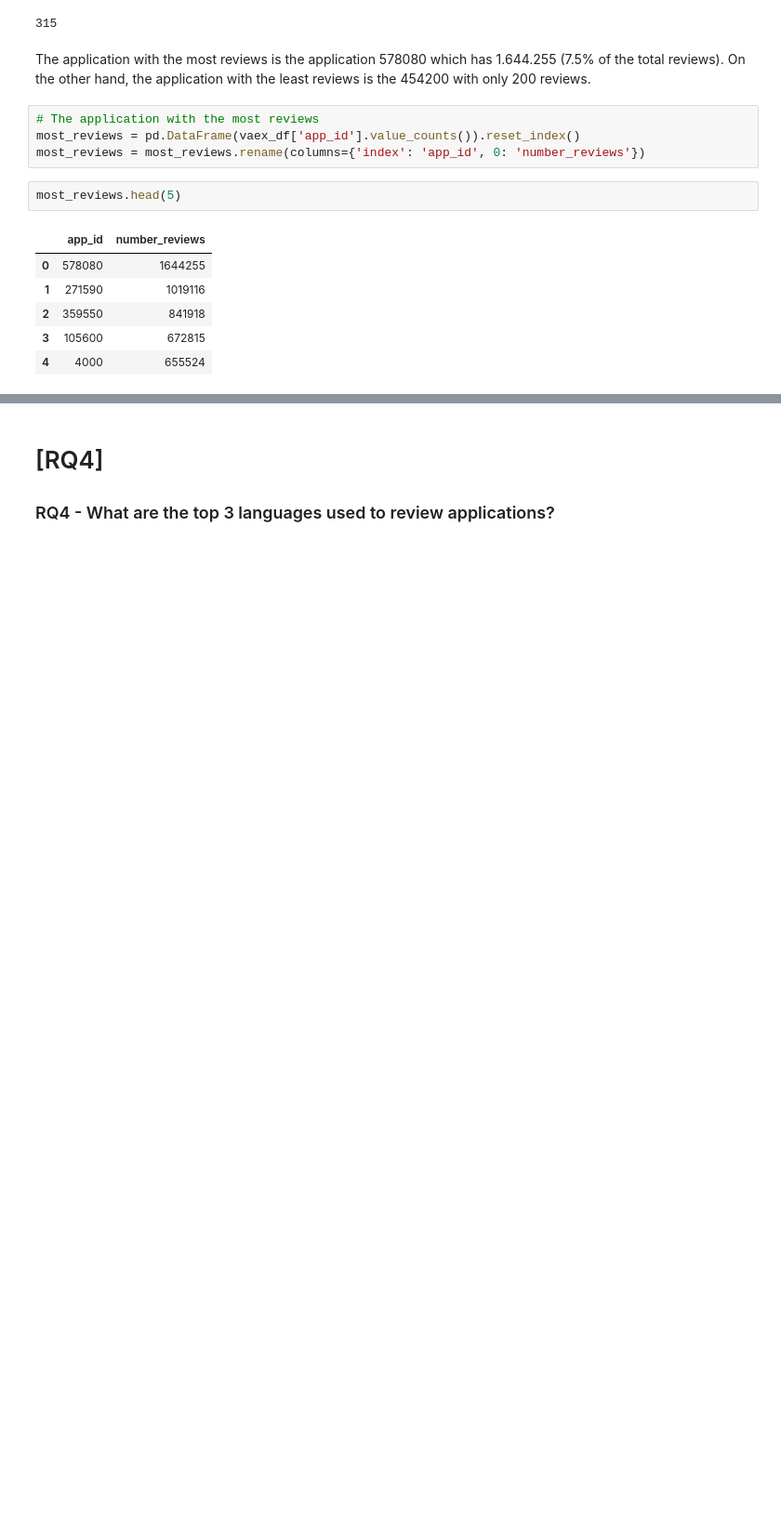
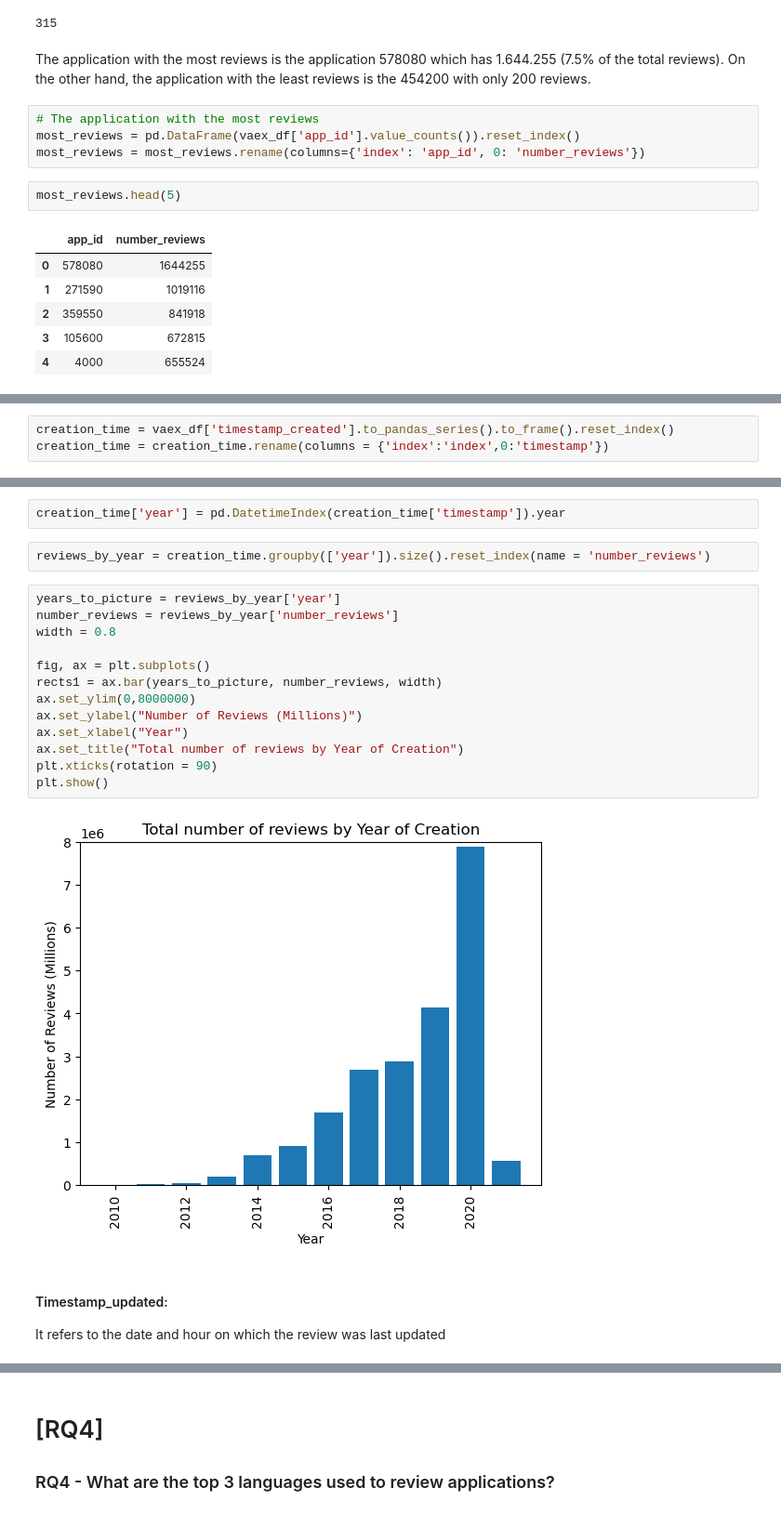
Before and after one commit to brauliovillalobos/ADM_HW2_Sapienza, a Jupyter notebook: HW_2_ADM.ipynb, the cells around one changed output, grey strips where cells are left out. Shown: that part at 93% size. Cells and saved outputs as stored; diff of their text form; blank space fills up the shorter version.

```diff
--- a/HW_2_ADM.ipynb
+++ b/HW_2_ADM.ipynb
@@ -232,0 +348,3 @@ most_reviews.head(5)
+# %%
+creation_time = vaex_df['timestamp_created'].to_pandas_series().to_frame().reset_index()
+creation_time = creation_time.rename(columns = {'index':'index',0:'timestamp'})
@@ -232,0 +364,23 @@ most_reviews.head(5)
+# %%
+creation_time['year'] = pd.DatetimeIndex(creation_time['timestamp']).year
+# %%
+reviews_by_year = creation_time.groupby(['year']).size().reset_index(name = 'number_reviews')
+# %%
+years_to_picture = reviews_by_year['year']
+number_reviews = reviews_by_year['number_reviews']
+width = 0.8
+
+fig, ax = plt.subplots()
+rects1 = ax.bar(years_to_picture, number_reviews, width)
+ax.set_ylim(0,8000000)
+ax.set_ylabel("Number of Reviews (Millions)")
+ax.set_xlabel("Year")
+ax.set_title("Total number of reviews by Year of Creation")
+plt.xticks(rotation = 90)
+plt.show()
+# %% [output]
+[figure, added]
+# %% [markdown]
+#### Timestamp_updated:
+
+It refers to the date and hour on which the review was last updated
```
Also changed, not shown: parts of 81 cells of this notebook.
